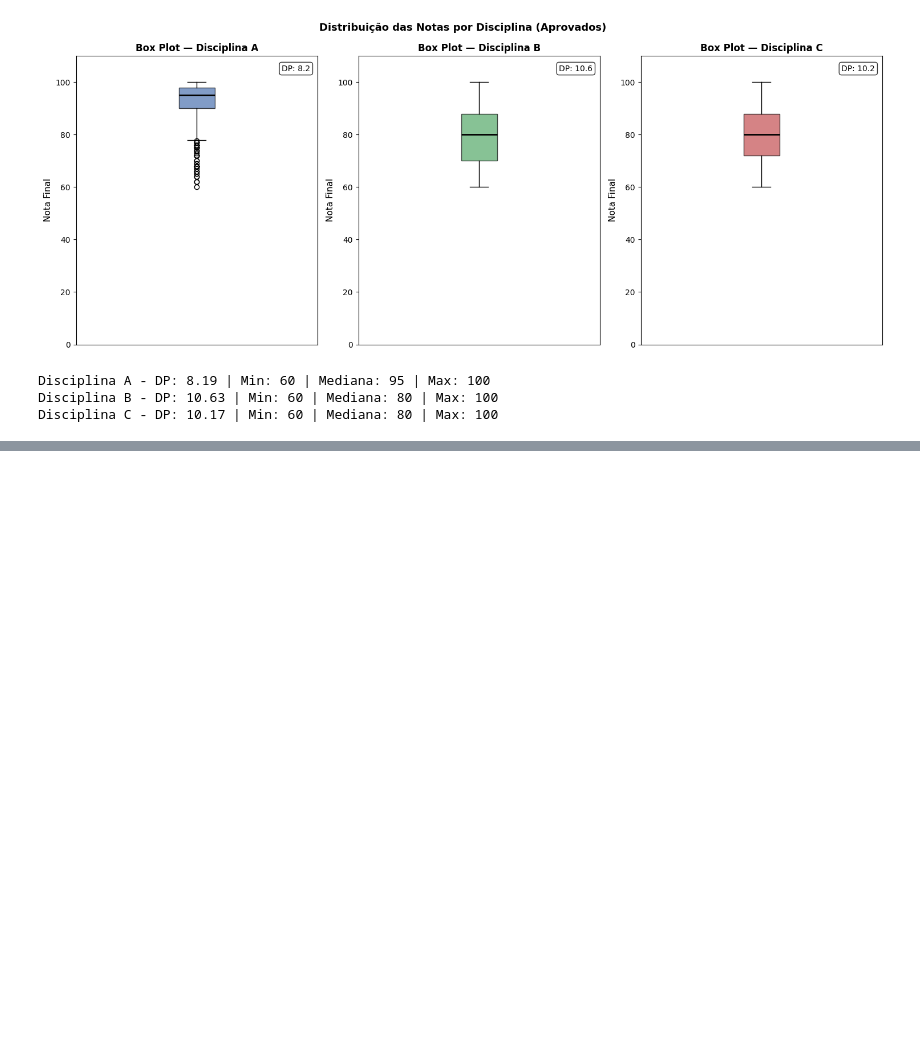
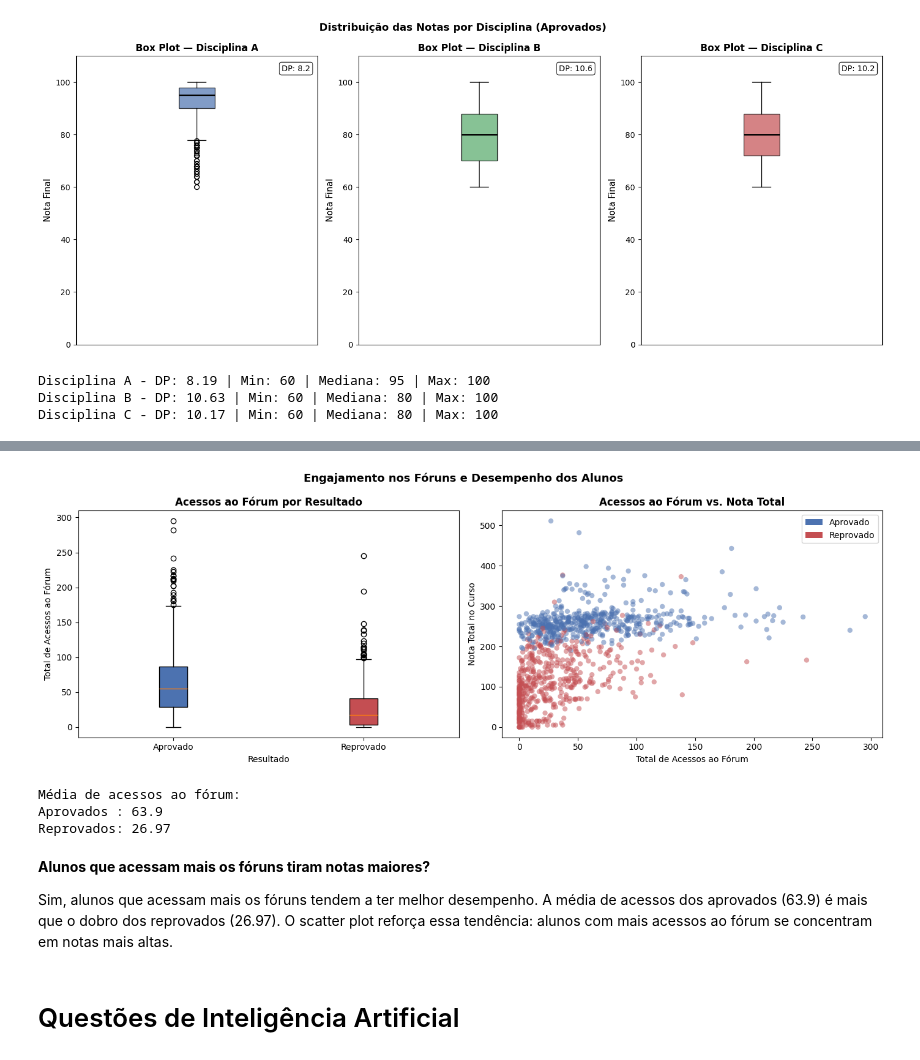
Before and after one commit to rhaymarthins/visualizacao-dados, a Jupyter notebook: trabalho_pratico_multidisciplinar.ipynb, the cells around one changed output, grey strips where cells are left out. Saved outputs shown, nothing was run; the diff lists cells and outputs as text; code cells hidden in the pictures; blank space fills up the shorter version.

Commit message:
Finaliza trabalho prático - questões de IA adicionadas

```diff
--- a/trabalho_pratico_multidisciplinar.ipynb
+++ b/trabalho_pratico_multidisciplinar.ipynb
@@ -340,0 +308,50 @@ Disciplina C - DP: 10.17 | Min: 60 | Mediana: 80 | Max: 100
+# %%
+# Engenharia de feature
+df['Total_Forum'] = df['Fórum Geral'] + df['Fórum A'] + df['Fórum B'] + df['Fórum C']
+
+fig, axes = plt.subplots(1, 2, figsize=(14, 5))
+
+# Gráfico 1: Box plot de Total_Forum por Resultado
+dados_aprov  = df[df['Resultado'] == 'APROVADO']['Total_Forum']
+dados_reprov = df[df['Resultado'] == 'REPROVADO']['Total_Forum']
+
+bp = axes[0].boxplot([dados_aprov, dados_reprov],
+                     labels=['Aprovado', 'Reprovado'],
+                     patch_artist=True)
+bp['boxes'][0].set_facecolor('#4C72B0')
+bp['boxes'][1].set_facecolor('#C44E52')
+axes[0].set_title('Acessos ao Fórum por Resultado', fontweight='bold')
+axes[0].set_ylabel('Total de Acessos ao Fórum')
+axes[0].set_xlabel('Resultado')
+
+# Gráfico 2: Scatter Total_Forum vs NotaTotal
+cores = df['Resultado'].map({'APROVADO': '#4C72B0', 'REPROVADO': '#C44E52'})
+axes[1].scatter(df['Total_Forum'], df['NotaTotal'],
+                c=cores, alpha=0.5, edgecolors='none')
+axes[1].set_title('Acessos ao Fórum vs. Nota Total', fontweight='bold')
+axes[1].set_xlabel('Total de Acessos ao Fórum')
+axes[1].set_ylabel('Nota Total no Curso')
+
+from matplotlib.patches import Patch
+legenda = [Patch(facecolor='#4C72B0', label='Aprovado'),
+           Patch(facecolor='#C44E52', label='Reprovado')]
+axes[1].legend(handles=legenda)
+
+plt.suptitle('Engajamento nos Fóruns e Desempenho dos Alunos', fontsize=13, fontweight='bold')
+plt.tight_layout()
+plt.show()
+
+print("Média de acessos ao fórum:")
+print("Aprovados :", df[df['Resultado']=='APROVADO']['Total_Forum'].mean().round(2))
+print("Reprovados:", df[df['Resultado']=='REPROVADO']['Total_Forum'].mean().round(2))
+# %% [output]
+[figure, added]
+Média de acessos ao fórum:
+Aprovados : 63.9
+Reprovados: 26.97
+# %% [markdown]
+**Alunos que acessam mais os fóruns tiram notas maiores?**
+
+Sim, alunos que acessam mais os fóruns tendem a ter melhor desempenho. A média de acessos dos aprovados (63.9) é mais que o dobro dos reprovados (26.97). O scatter plot reforça essa tendência: alunos com mais acessos ao fórum se concentram em notas mais altas.
+# %% [markdown]
+# Questões de Inteligência Artificial
```
Also changed, not shown: parts of 12 cells of this notebook.
